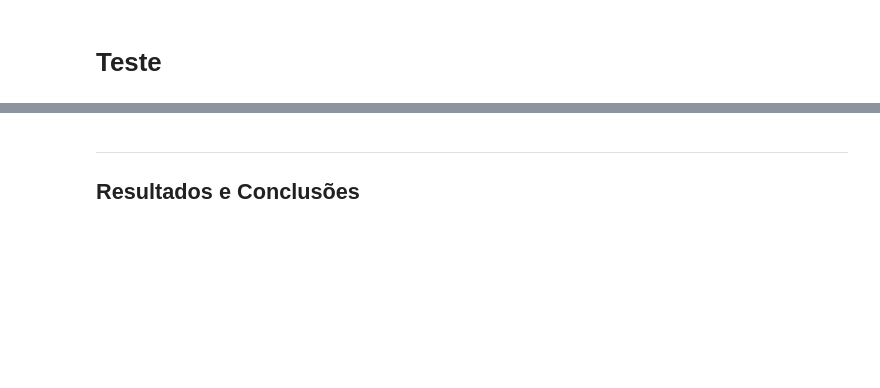
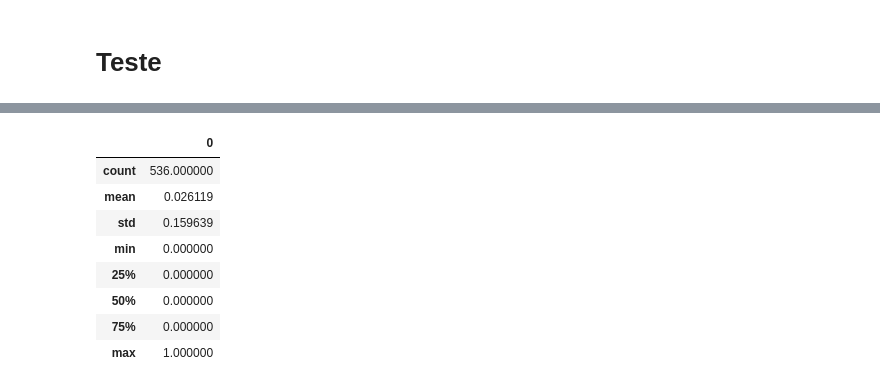
Before and after one commit to lappis-unb/salic-ml, a Jupyter notebook: notebooks/doing/feature_verified_vs_approved.ipynb, the cells around one changed output, grey strips where cells are left out. Cells and saved outputs as stored; diff of their text form; code cells hidden in the pictures; blank space fills up the shorter version.

```diff
--- a/notebooks/doing/feature_verified_vs_approved.ipynb
+++ b/notebooks/doing/feature_verified_vs_approved.ipynb
@@ -227,4 +238,21 @@ is_pronac(161118) outlier?
 Name: Item, dtype: object}
-# %% [markdown]
----
-## Resultados e Conclusões
+# %%
+pronacs = df_test.PRONAC.unique()
+outlier_count = np.zeros(pronacs.size)
+
+for i, pronac in enumerate(pronacs):
+    response = is_pronac_outlier(pronac)
+    is_outlier = response['is_outlier']
+    outlier_count[i] = is_outlier
+
+pd.DataFrame(outlier_count).describe()
+# %% [output]
+|  | 0 |
+| count | 536.000000 |
+| mean | 0.026119 |
+| std | 0.159639 |
+| min | 0.000000 |
+| 25% | 0.000000 |
+| 50% | 0.000000 |
+| 75% | 0.000000 |
+| max | 1.000000 |
```
Also changed, not shown: parts of 9 cells of this notebook, 1 other file.
